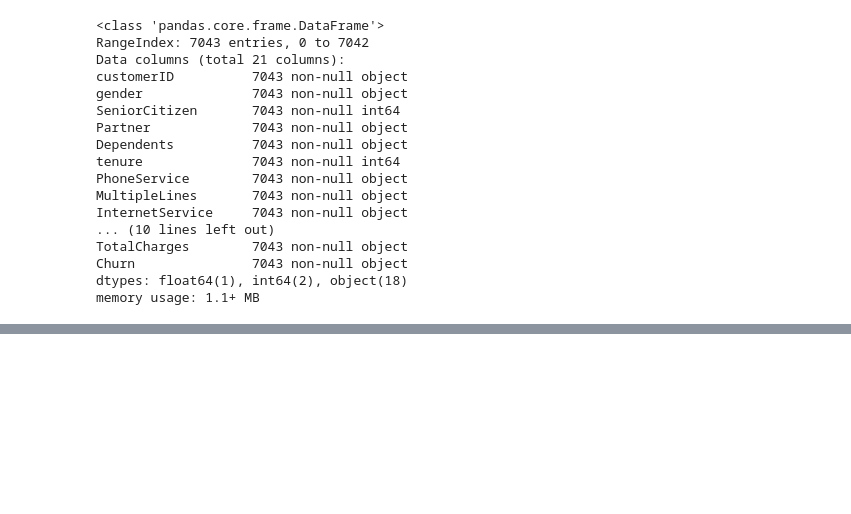
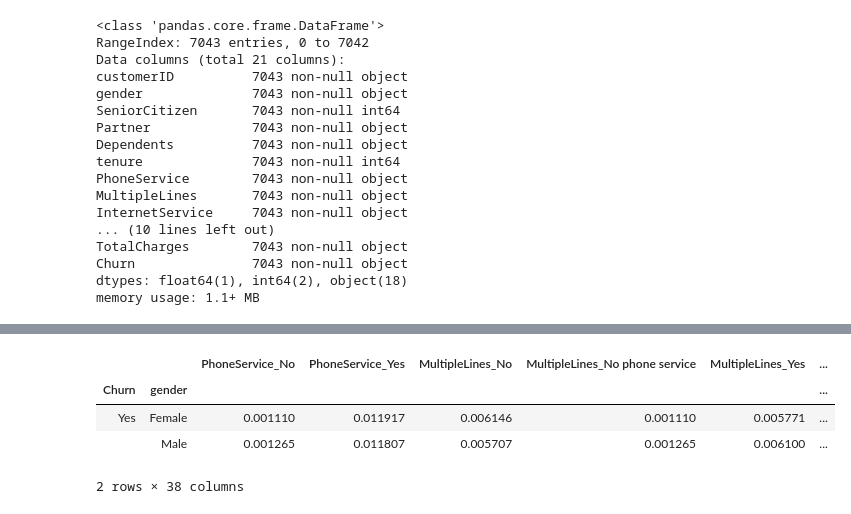
Before and after one commit to Bretius/Churn_Project, a Jupyter notebook: BretiusMustaphat_projetIBM.ipynb, the cells around one changed output, grey strips where cells are left out. Cells and saved outputs as stored; diff of their text form; code cells hidden in the pictures; blank space fills up the shorter version.

```diff
--- a/BretiusMustaphat_projetIBM.ipynb
+++ b/BretiusMustaphat_projetIBM.ipynb
@@ -731,0 +973,9 @@ df.sample(1)
+# %%
+
+group_profil
+# %% [output]
+|  |  | PhoneService_No | PhoneService_Yes | MultipleLines_No | MultipleLines_No phone service | MultipleLines_Yes | ... |
+| Churn | gender |  |  |  |  |  | ... |
+| Yes | Female | 0.001110 | 0.011917 | 0.006146 | 0.001110 | 0.005771 | ... |
+|  | Male | 0.001265 | 0.011807 | 0.005707 | 0.001265 | 0.006100 | ... |
+2 rows × 38 columns
```
Also changed, not shown: parts of 37 cells of this notebook.
